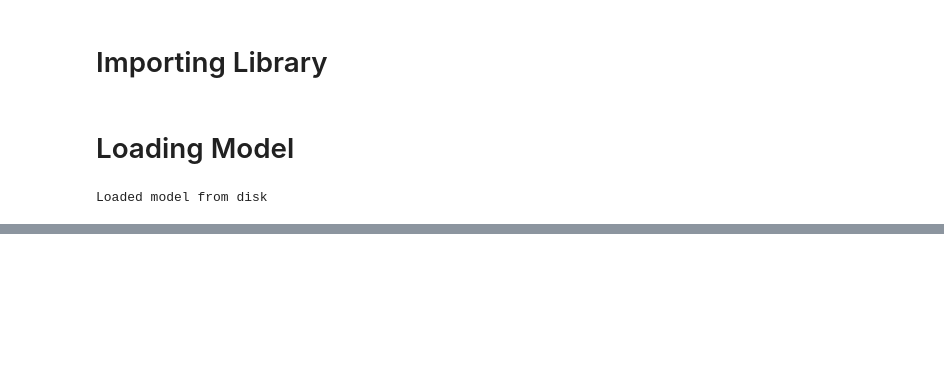
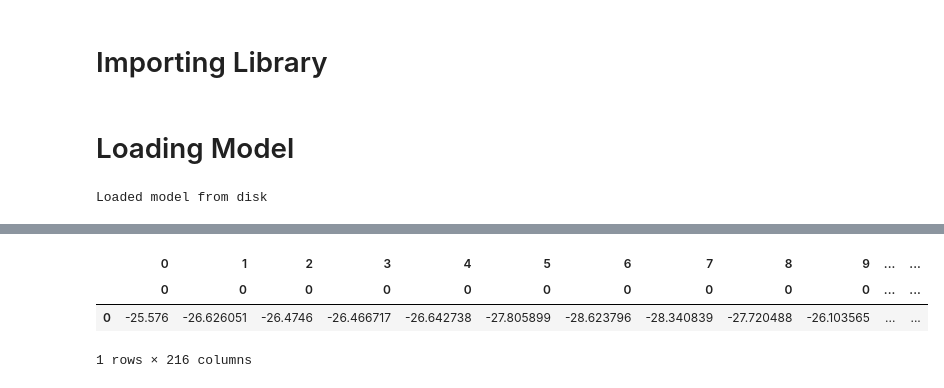
Before and after one commit to RadhiMalhotra98/CS584-Machine-Learning-Project, a Jupyter notebook: LIVE_DEMO.ipynb, the cells around one changed output, grey strips where cells are left out. Saved outputs shown, nothing was run; the diff lists cells and outputs as text; code cells hidden in the pictures; blank space fills up the shorter version.

```diff
--- a/LIVE_DEMO.ipynb
+++ b/LIVE_DEMO.ipynb
@@ -28,0 +58,11 @@ Loaded model from disk
+# %%
+df= pd.DataFrame(data=df)
+# %%
+df = df.stack().to_frame().T
+# %%
+df
+# %% [output]
+|  | 0 | 1 | 2 | 3 | 4 | 5 | 6 | 7 | 8 | 9 | ... | ... |
+|  | 0 | 0 | 0 | 0 | 0 | 0 | 0 | 0 | 0 | 0 | ... | ... |
+| 0 | -25.576 | -26.626051 | -26.4746 | -26.466717 | -26.642738 | -27.805899 | -28.623796 | -28.340839 | -27.720488 | -26.103565 | ... | ... |
+1 rows × 216 columns
```
Also changed, not shown: parts of 8 cells of this notebook.
